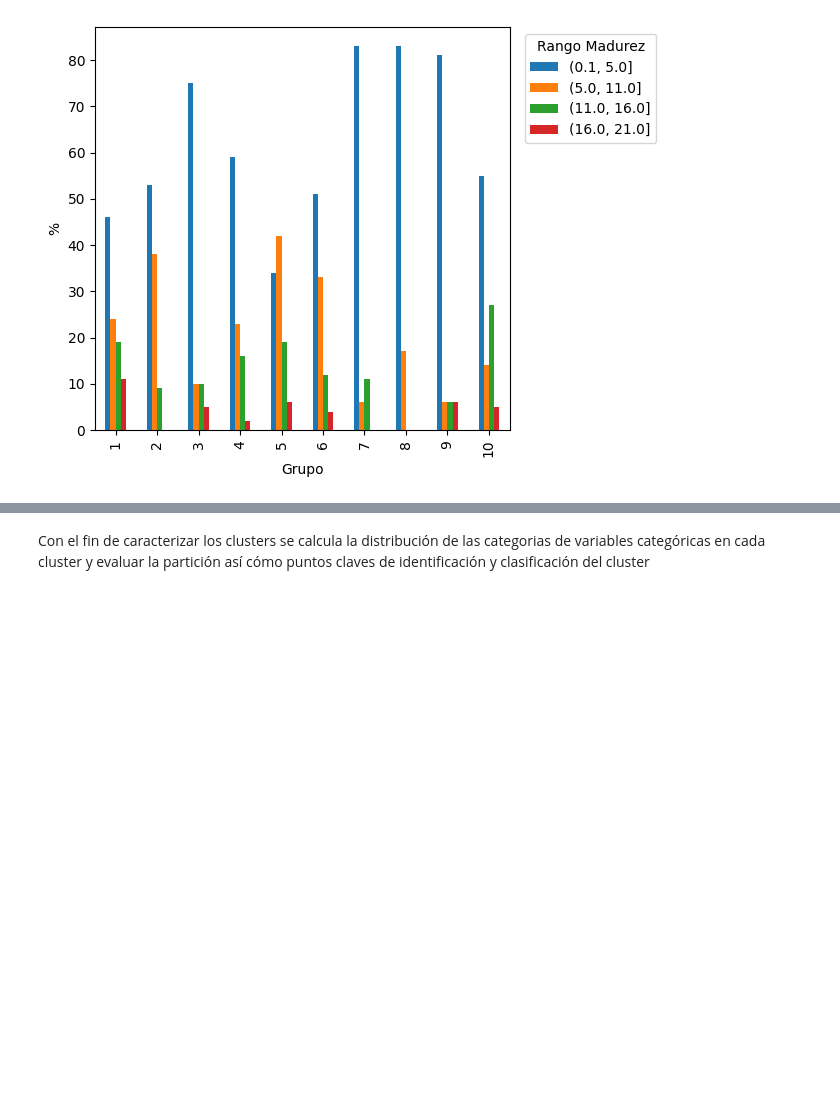
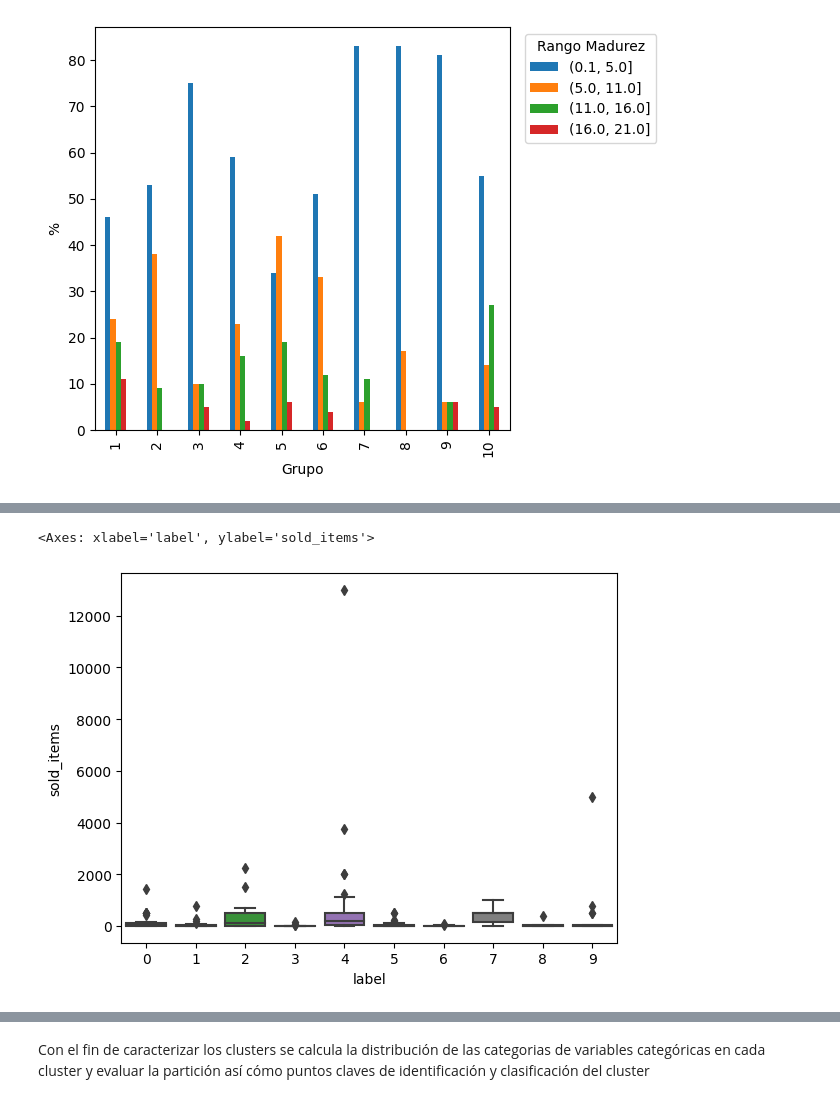
Before and after one commit to ccparra/MELI, a Jupyter notebook: MELI.ipynb, the cells around one changed output, grey strips where cells are left out. Saved outputs shown, nothing was run; the diff lists cells and outputs as text; code cells hidden in the pictures; blank space fills up the shorter version.

```diff
--- a/MELI.ipynb
+++ b/MELI.ipynb
@@ -544,0 +546,5 @@ cluster_madurez
+# %%
+sns.boxplot(data=df_sellers_raw,y='sold_items',x='label')
+# %% [output]
+<Axes: xlabel='label', ylabel='sold_items'>
+[figure, added]
```
Also changed, not shown: parts of 8 cells of this notebook.
